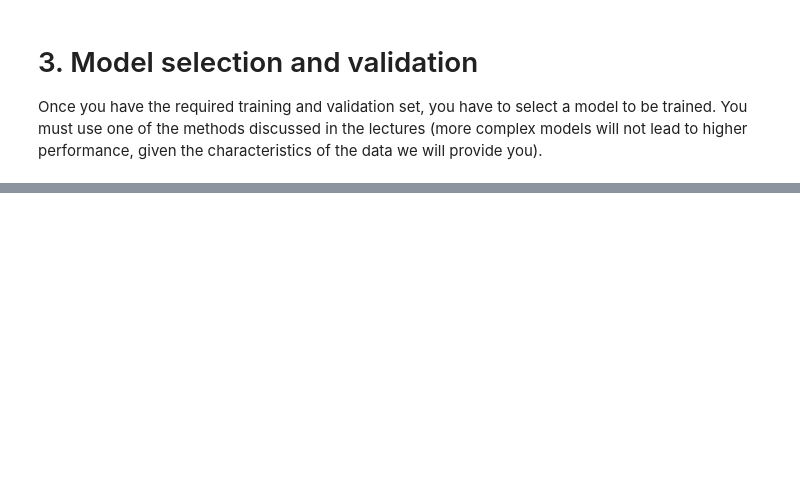
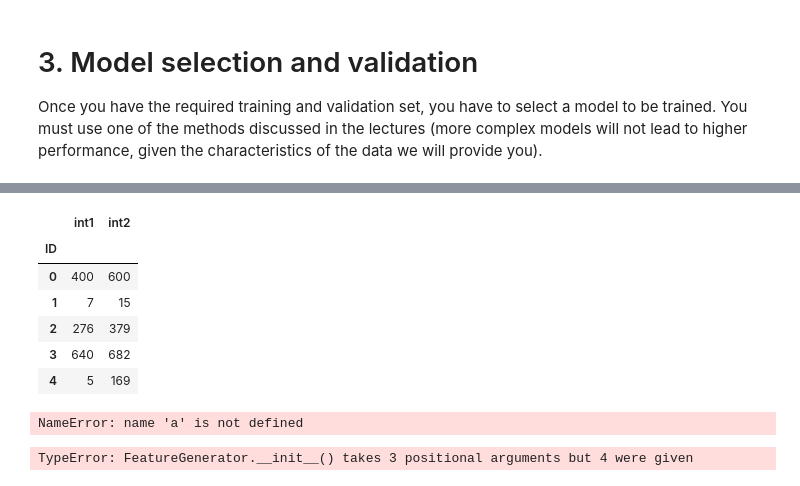
Before and after one commit to JuliusHuizing/fundamentals_of_data_science_shared, a Jupyter notebook: Assignment_2_Ethics/Part1/part1.ipynb, the cells around one changed output, grey strips where cells are left out. Saved outputs shown, nothing was run; the diff lists cells and outputs as text; code cells hidden in the pictures; blank space fills up the shorter version.

```diff
--- a/Assignment_2_Ethics/Part1/part1.ipynb
+++ b/Assignment_2_Ethics/Part1/part1.ipynb
@@ -369,0 +396,30 @@ Note that we provide an auxiliary notebook Download auxiliary notebook (and auxi
+# %%
+kaggle_df = pd.read_csv('solutionInput.csv', sep=',', index_col="ID")
+kaggle_df.head()
+# %% [output]
+|  | int1 | int2 |
+| ID |  |  |
+| 0 | 400 | 600 |
+| 1 | 7 | 15 |
+| 2 | 276 | 379 |
+| 3 | 640 | 682 |
+| 4 | 5 | 169 |
+# %%
+# convert kaggle set to array so we can use it with our model
+a_kaggle = np.array(kaggle_df)
+# %% [output]
+NameError: name 'a' is not defined
+# %%
+# get the prediction using our model
+# generate feature vectors for the kaggle set
+
+# TODO: checkme; if I understand the kaggle competition data correctly, we may simply reuse
+# the attributes that we got for training, and use them for the kaggle set as well.
+fg_kaggle = FeatureGenerator(G, , df)
+
+
+X_kaggle_feature_matrix = fg_kaggle.generate_feature_matrix()
+
+X_kaggle_feature_matrix.shape
+# %% [output]
+TypeError: FeatureGenerator.__init__() takes 3 positional arguments but 4 were given
```
Also changed, not shown: parts of 13 cells of this notebook, 2 other files.
